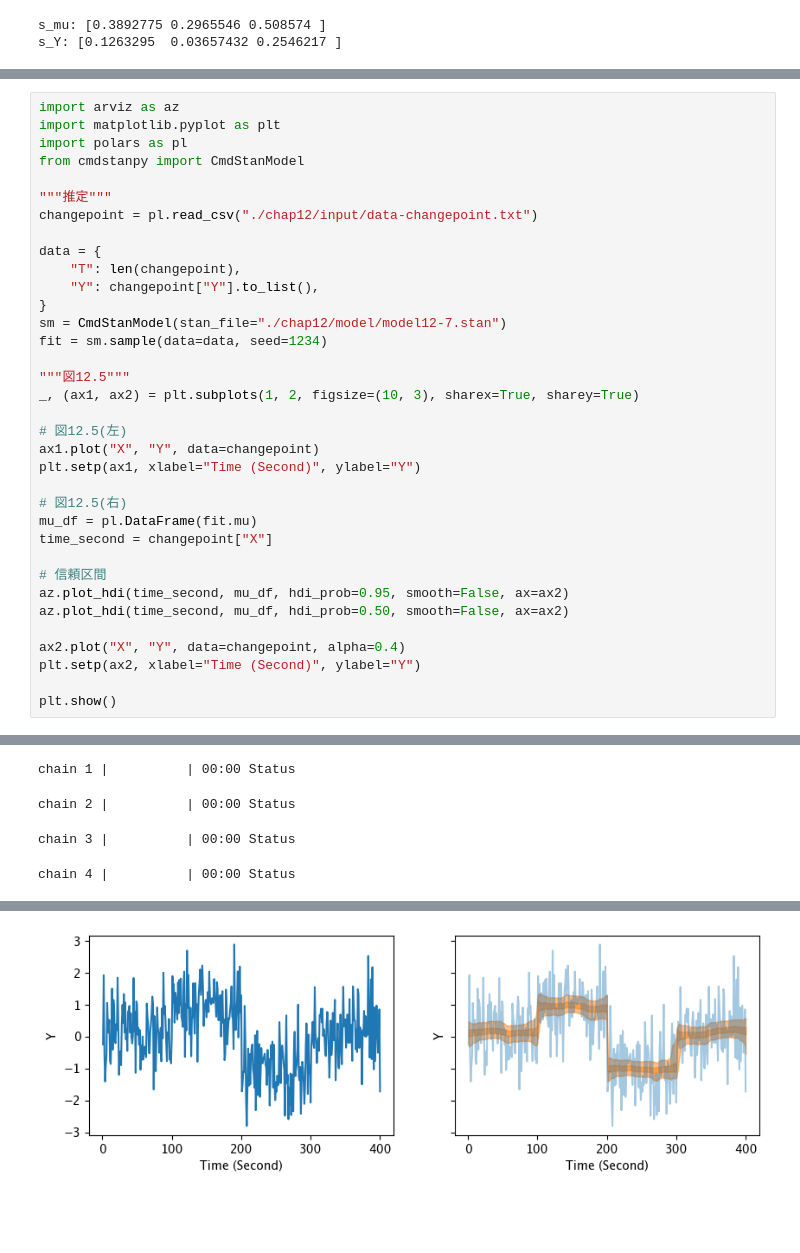
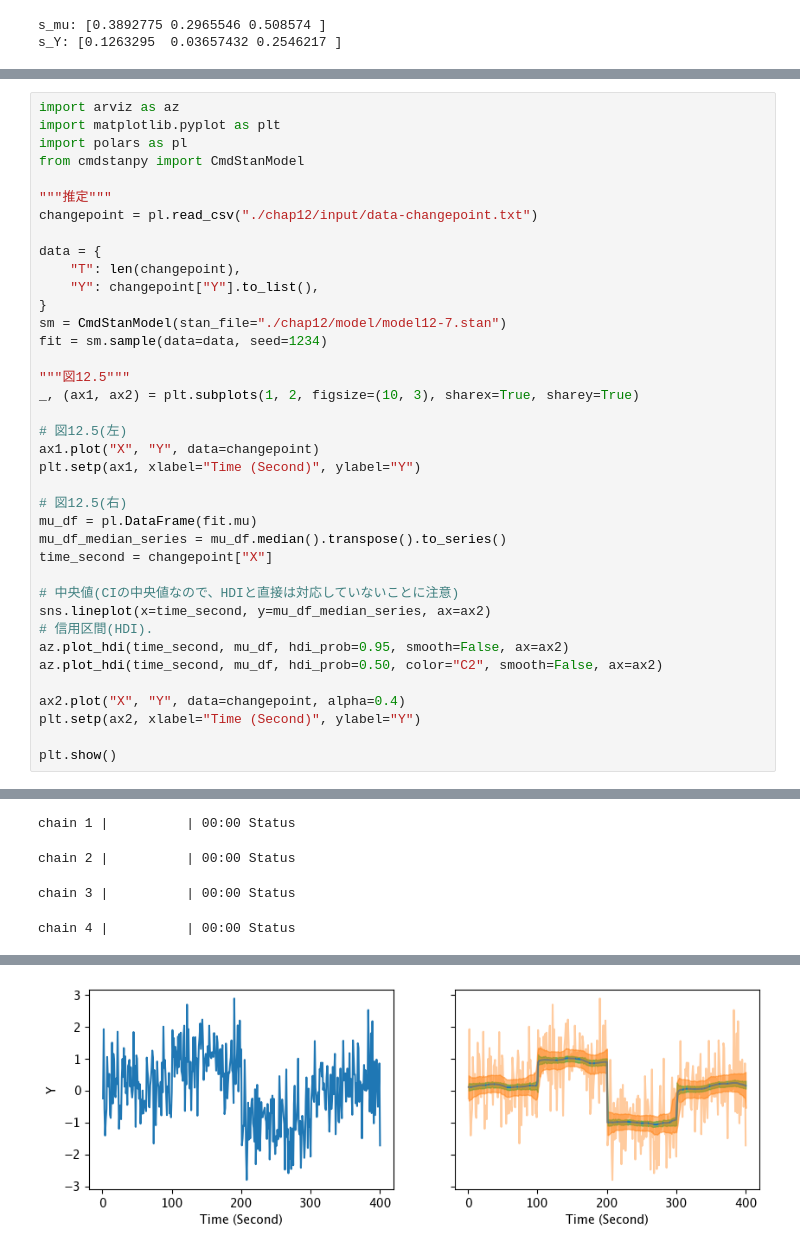
Before and after one commit to sato1214syun/RStanBook-Python, a Jupyter notebook: src/python_bayes/chap12.ipynb, the cells around one changed output, grey strips where cells are left out. Drawn from its saved outputs; the diff is of its cells as text; blank space fills up the shorter version.

```diff
--- a/src/python_bayes/chap12.ipynb
+++ b/src/python_bayes/chap12.ipynb
@@ -704,11 +704,14 @@ plt.setp(ax1, xlabel="Time (Second)", ylabel="Y")
 
 # 図12.5(右)
 mu_df = pl.DataFrame(fit.mu)
+mu_df_median_series = mu_df.median().transpose().to_series()
 time_second = changepoint["X"]
 
-# 信頼区間
+# 中央値(CIの中央値なので、HDIと直接は対応していないことに注意)
+sns.lineplot(x=time_second, y=mu_df_median_series, ax=ax2)
+# 信用区間(HDI).
 az.plot_hdi(time_second, mu_df, hdi_prob=0.95, smooth=False, ax=ax2)
-az.plot_hdi(time_second, mu_df, hdi_prob=0.50, smooth=False, ax=ax2)
+az.plot_hdi(time_second, mu_df, hdi_prob=0.50, color="C2", smooth=False, ax=ax2)
 
 ax2.plot("X", "Y", data=changepoint, alpha=0.4)
 plt.setp(ax2, xlabel="Time (Second)", ylabel="Y")
@@ -725,6 +728,6 @@ chain 4 |          | 00:00 Status
         Chain 1 had 2 divergent transitions (0.2%)
         Chain 2 had 1 divergent transitions (0.1%)
         Chain 3 had 4 divergent transitions (0.4%)
         Chain 4 had 3 divergent transitions (0.3%)
         Use the "diagnose()" method on the CmdStanMCMC object to see further information.
-[figure, old version]
+[figure, new version]
```
Also changed, not shown: parts of 18 cells of this notebook, 17 other files.
